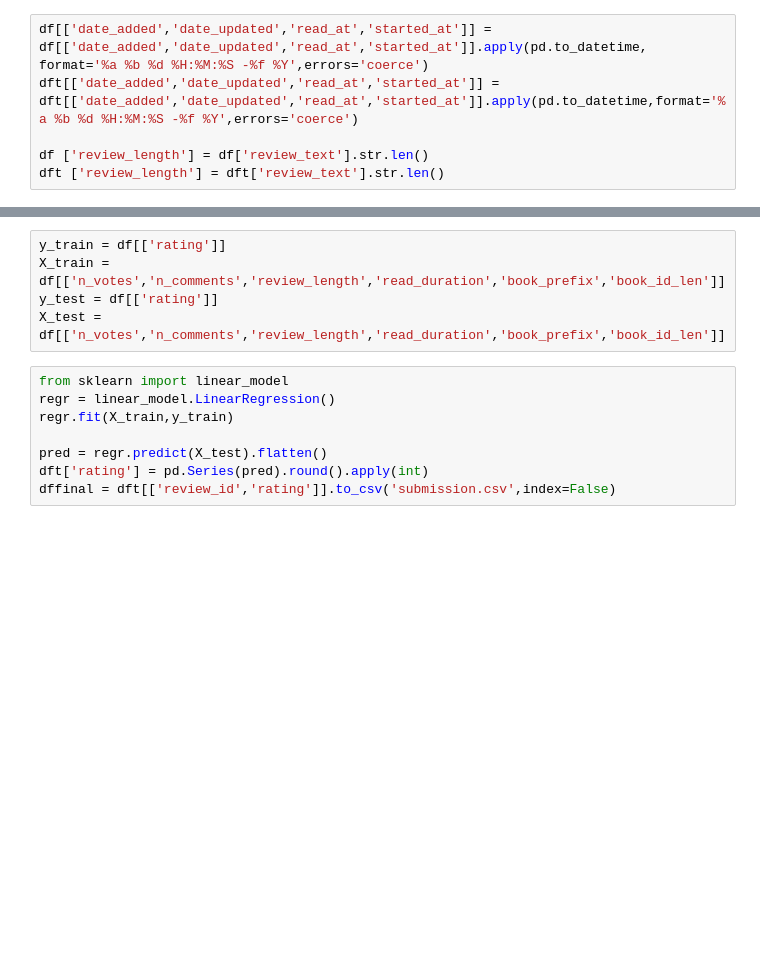
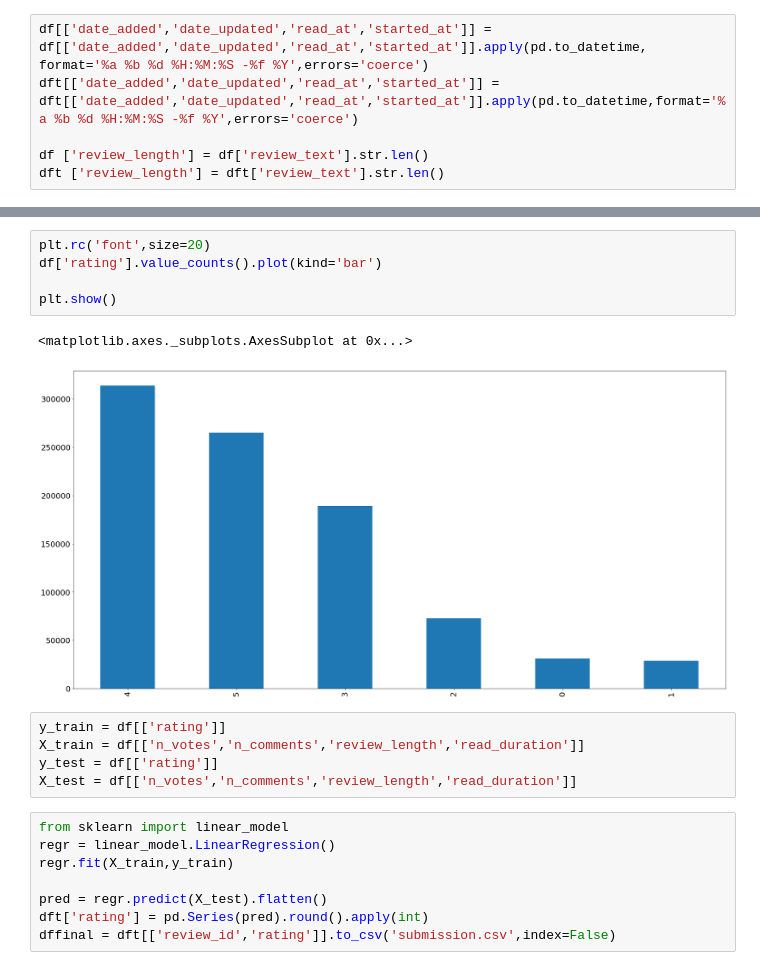
Before and after one commit to pab-nguyen/uona-lab, a Jupyter notebook: DATA522/goodreads-rating-prediction.ipynb, the cells around one changed output, grey strips where cells are left out. Cells and saved outputs as stored; diff of their text form; blank space fills up the shorter version.

```diff
--- a/DATA522/goodreads-rating-prediction.ipynb
+++ b/DATA522/goodreads-rating-prediction.ipynb
@@ -103,8 +139,16 @@ array([[<AxesSubplot:title={'center':'book_id'}>,
+# %%
+plt.rc('font',size=20)
+df['rating'].value_counts().plot(kind='bar')
+
+plt.show()
+# %% [output]
+<matplotlib.axes._subplots.AxesSubplot at 0x...>
+[figure, added]
 # %%
 y_train = df[['rating']]
-X_train = df[['n_votes','n_comments','review_length','read_duration','book_prefix','book_id_len']]
+X_train = df[['n_votes','n_comments','review_length','read_duration']]
 y_test = df[['rating']]
-X_test = df[['n_votes','n_comments','review_length','read_duration','book_prefix','book_id_len']]
+X_test = df[['n_votes','n_comments','review_length','read_duration']]
 # %%
 from sklearn import linear_model
 regr = linear_model.LinearRegression()
```
Also changed, not shown: parts of 9 cells of this notebook, 1 other file.
